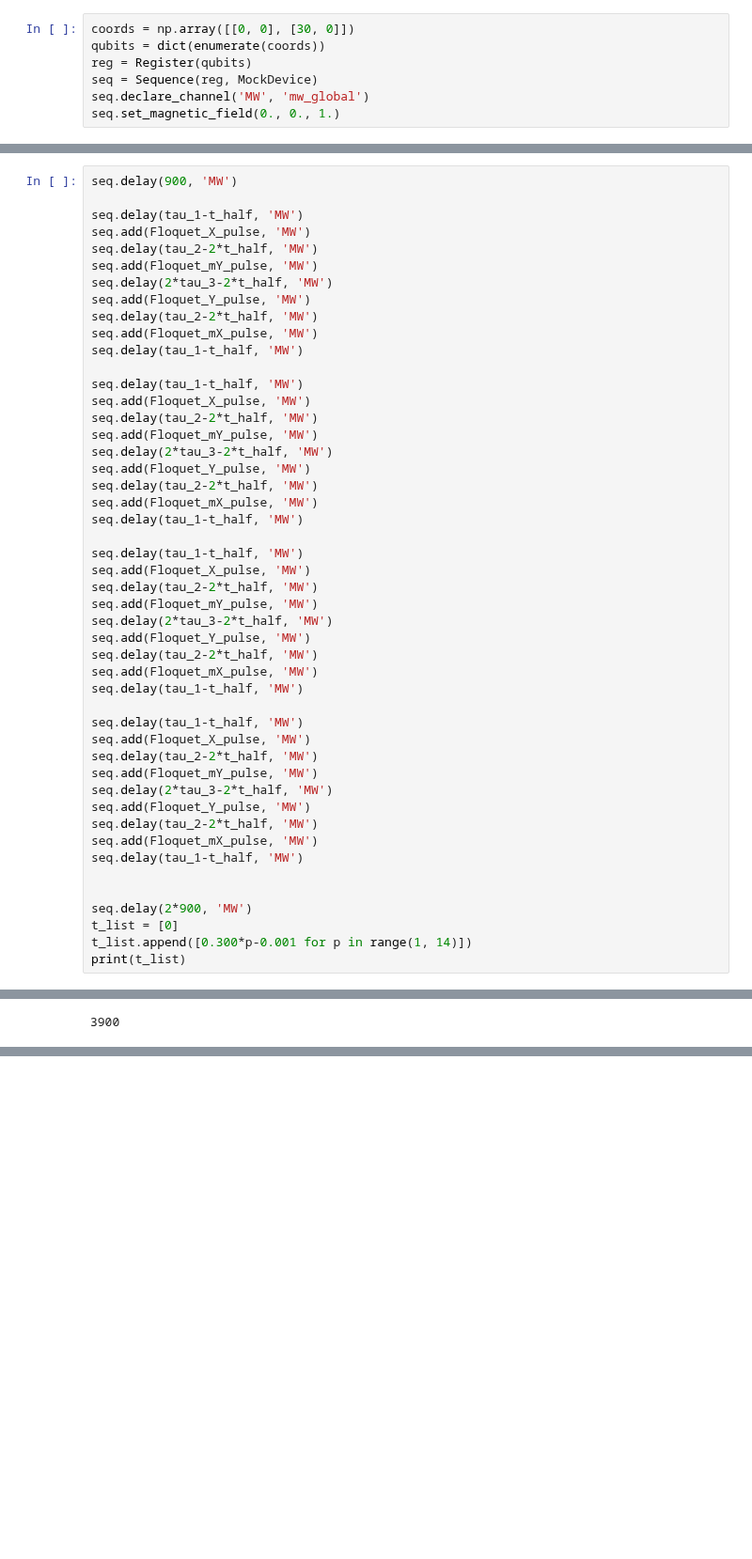
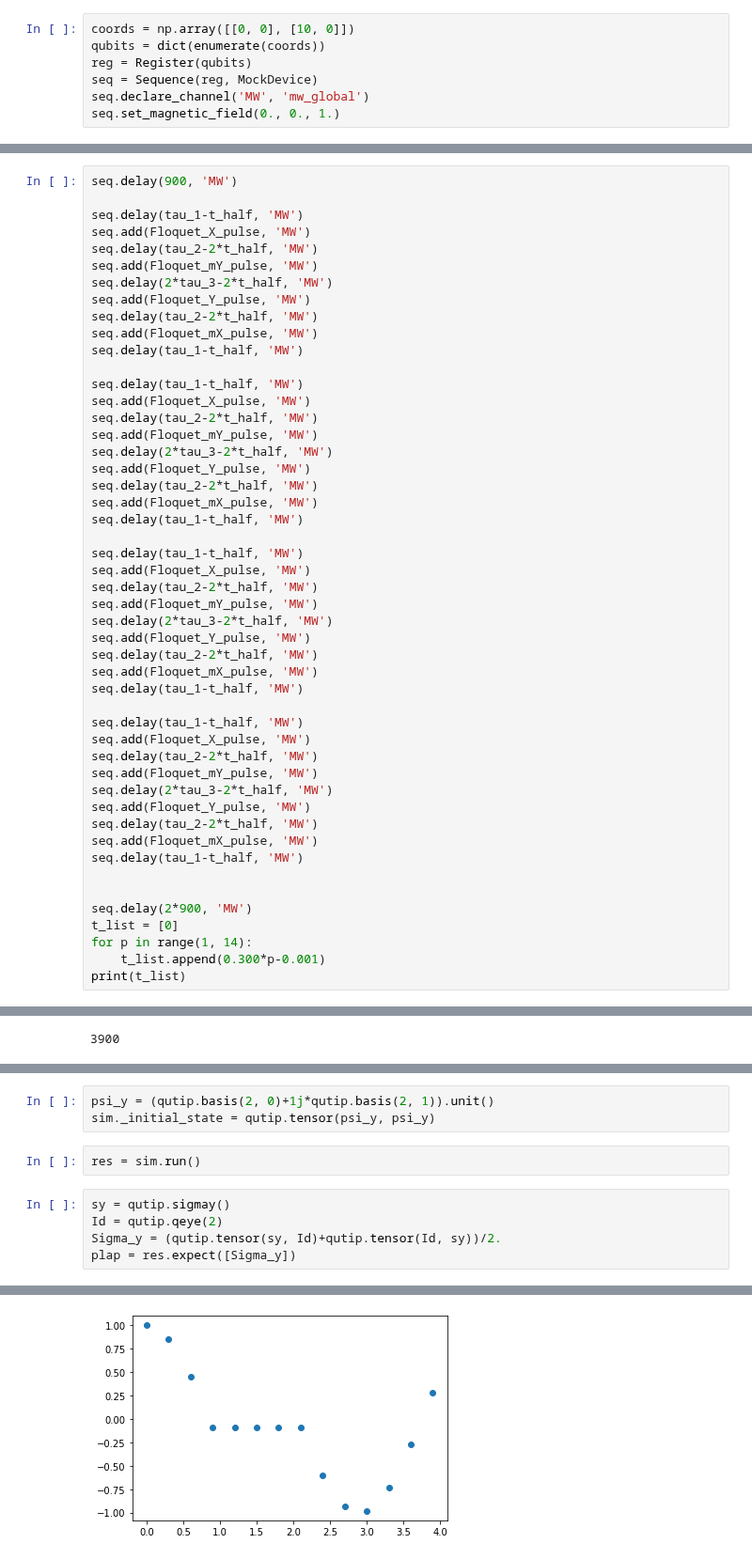
Before and after one commit to pasqal-io/Pulser, a Jupyter notebook: tutorials/applications/Microwave-engineering of programmable XXZ Hamiltonians in arrays of Rydberg atoms .ipynb, the cells around one changed output, grey strips where cells are left out. Shown at 94% size. Drawn from its saved outputs; the diff is of its cells as text; blank space fills up the shorter version.

```diff
--- a/tutorials/applications/Microwave-engineering of programmable XXZ Hamiltonians in arrays of Rydberg atoms .ipynb
+++ b/tutorials/applications/Microwave-engineering of programmable XXZ Hamiltonians in arrays of Rydberg atoms .ipynb
@@ -13,7 +13,7 @@ from pulser.waveforms import BlackmanWaveform
 # %% [markdown]
 Floquet Engineering on two atoms
 # %%
-coords = np.array([[0, 0], [30, 0]])
+coords = np.array([[0, 0], [10, 0]])
 qubits = dict(enumerate(coords))
 reg = Register(qubits)
 seq = Sequence(reg, MockDevice)
@@ -75,6 +75,7 @@ seq.delay(tau_1-t_half, 'MW')
 
 seq.delay(2*900, 'MW')
 t_list = [0]
-t_list.append([0.300*p-0.001 for p in range(1, 14)])
+for p in range(1, 14):
+    t_list.append(0.300*p-0.001)
 print(t_list)
 # %% [output]
@@ -92,0 +94,11 @@ TypeError: '>=' not supported between instances of 'int' and 'list'
+# %%
+psi_y = (qutip.basis(2, 0)+1j*qutip.basis(2, 1)).unit()
+sim._initial_state = qutip.tensor(psi_y, psi_y)
+# %%
+res = sim.run()
+# %%
+sy = qutip.sigmay()
+Id = qutip.qeye(2)
+Sigma_y = (qutip.tensor(sy, Id)+qutip.tensor(Id, sy))/2.
+plap = res.expect([Sigma_y])
+# %% [output]
@@ -92,0 +106 @@ TypeError: '>=' not supported between instances of 'int' and 'list'
+[figure, added]
```
Also changed, not shown: parts of 4 cells of this notebook.
